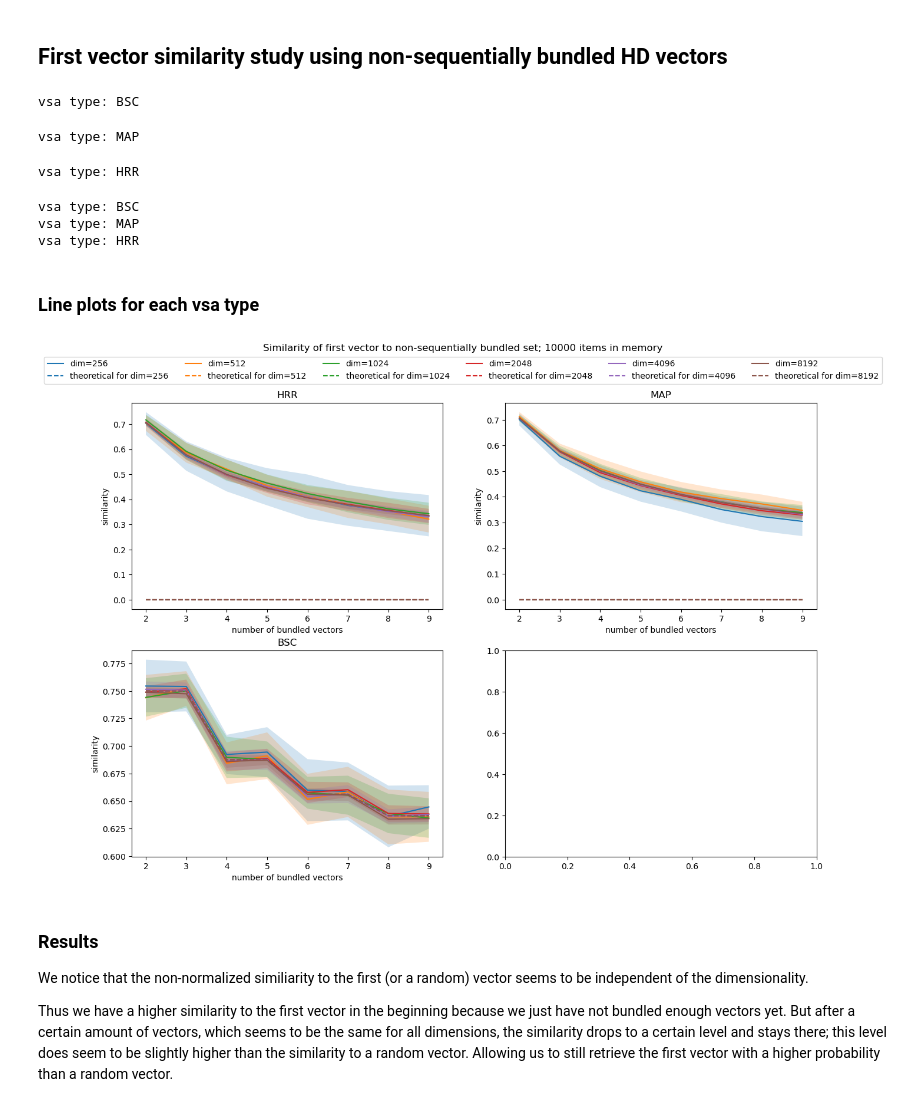
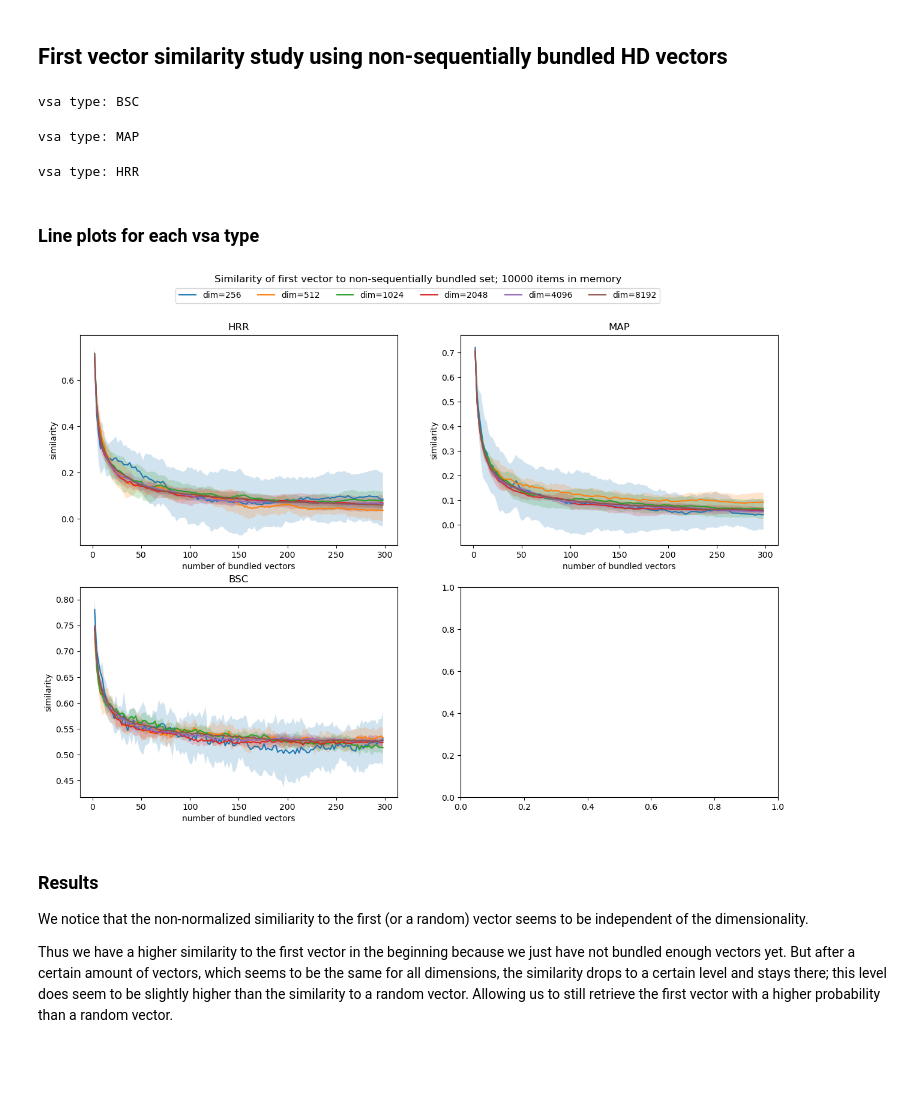
Before and after one commit to SennR-1952135/Masterthesis-VSAs, a Jupyter notebook: code/src/capacity_exp/non_norm_bundle_capacity_vsa_types.ipynb, the cells around one changed output. Saved outputs shown, nothing was run; the diff lists cells and outputs as text; code cells hidden in the pictures; blank space fills up the shorter version.

```diff
--- a/code/src/capacity_exp/non_norm_bundle_capacity_vsa_types.ipynb
+++ b/code/src/capacity_exp/non_norm_bundle_capacity_vsa_types.ipynb
@@ -17,13 +17,15 @@ from shared_code.helpers import similarity_func_partial
 VSA_TYPES = ['FHRR', 'BSC', 'MAP', 'HRR']
 VSA_TYPES = ['BSC', 'MAP', 'HRR'] # FHRR bundling is extremely slow compared to the others
 DIMENSIONS = [2**i for i in range(8, 14)]
+# DIMENSIONS = [2**i for i in range(8, 12)]
 # BUNDLE_SIZES = list(range(2, 10, 1))
-BUNDLE_SIZES = list(range(2, 10, 1))
+BUNDLE_SIZES = list(range(2, 300, 2))
+# BUNDLE_SIZES = list(range(2, 100, 2))
 device = torch.device("cuda" if torch.cuda.is_available() else "cpu")
 if device == 'cuda':
     torch.cuda.empty_cache()
 
-batches = 20
+batches = 5
 item_memory_size = 10_000
 MAX_BUNDLE_SIZE = BUNDLE_SIZES[-1]
 # %% [markdown]
@@ -180,59 +226,48 @@ sim_random_vector_std = torch.std(sim_random_vector_tensor, dim=3)
 retrieval_first_vector_mean = torch.mean(retrieval_first_vector_tensor, dim=3)
 retrieval_first_vector_std = torch.std(retrieval_first_vector_tensor, dim=3) # is this relevant?
 
-theoretical_prob_correct = torch.zeros(len(DIMENSIONS), len(BUNDLE_SIZES), len(VSA_TYPES))
+# theoretical_prob_correct = torch.zeros(len(DIMENSIONS), len(BUNDLE_SIZES), len(VSA_TYPES))
 
-def theoretical_similarity(amount_bundled, dim, vsa_type):
-    if vsa_type != 'BSC':
-      return 0
-    amount_bundled = amount_bundled + 1 if amount_bundled % 2 == 0 else amount_bundled # +1 because we need an odd amount of elements
-    expected_similarity = 1/2 + (math.comb(amount_bundled-1, int((amount_bundled-1)/2)) / 2**amount_bundled)
-    return expected_similarity
+# for vsa_type_idx in tqdm(range(len(VSA_TYPES)), disable=True):
+#   vsa_type = VSA_TYPES[vsa_type_idx]
+#   print(f'vsa type: {vsa_type}')
+#   similarity_func = partial(similarity_func_partial, vsa_type)
 
-
-for vsa_type_idx in tqdm(range(len(VSA_TYPES)), disable=True):
-  vsa_type = VSA_TYPES[vsa_type_idx]
-  print(f'vsa type: {vsa_type}')
-  similarity_func = partial(similarity_func_partial, vsa_type)
-
-  for d_idx in tqdm(range(len(DIMENSIONS)), disable=True):
-    dim = DIMENSIONS[d_idx]
-    for k_idx in range(len(BUNDLE_SIZES)):
-      k = BUNDLE_SIZES[k_idx]
-      theoretical_prob_correct[d_idx, k_idx, vsa_type_idx] = theoretical_similarity(k, dim, vsa_type)
+#   for d_idx in tqdm(range(len(DIMENSIONS)), disable=True):
+#     dim = DIMENSIONS[d_idx]
+#     for k_idx in range(len(BUNDLE_SIZES)):
+#       k = BUNDLE_SIZES[k_idx]
+#       theoretical_prob_correct[d_idx, k_idx, vsa_type_idx] = prob_of_error(k, item_memory_size, dim, vsa_type)
 # %% [output]
 vsa type: BSC
 vsa type: MAP
 vsa type: HRR
-vsa type: BSC
-vsa type: MAP
-vsa type: HRR
 # %% [markdown]
 ### Line plots for each vsa type
 # %%
 # MAX_BUNDLE_SIZE_IDX = 10
 
 fig, ax = plt.subplots(nrows=(len(VSA_TYPES)+1)//2, ncols=2, figsize=(15, 5 * ((len(VSA_TYPES)+1)//2)))
 fig.suptitle(f'Similarity of first vector to non-sequentially bundled set; {item_memory_size} items in memory')
 for vsa_type_idx in range(len(VSA_TYPES)):
   vsa_type = VSA_TYPES[vsa_type_idx]
   row = (vsa_type_idx +1) // 2 - 1
   col = vsa_type_idx % 2
   ax[row, col].set_title(vsa_type)
   for dim_idx in range(len(DIMENSIONS)):
     ax[row, col].plot(BUNDLE_SIZES[:MAX_BUNDLE_SIZE_IDX], sim_first_vector_mean[dim_idx, :MAX_BUNDLE_SIZE_IDX, vsa_type_idx], label=f'dim={DIMENSIONS[dim_idx]}' if row == 0 and col == 0 else None, linestyle='-', color=f'C{dim_idx}')
-    ax[row, col].plot(BUNDLE_SIZES[:MAX_BUNDLE_SIZE_IDX], theoretical_prob_correct[dim_idx, :MAX_BUNDLE_SIZE_IDX, vsa_type_idx], label=f'theoretical for dim={DIMENSIONS[dim_idx]}', linestyle='--', color=f'C{dim_idx}')
+    # ax[row, col].plot(BUNDLE_SIZES[:MAX_BUNDLE_SIZE_IDX], theoretical_prob_correct[dim_idx, :MAX_BUNDLE_SIZE_IDX, vsa_type_idx], label=f'theoretical for dim={DIMENSIONS[dim_idx]}', linestyle='--', color=f'C{dim_idx}')
     ax[row, col].fill_between(BUNDLE_SIZES[:MAX_BUNDLE_SIZE_IDX], sim_first_vector_mean[dim_idx, :MAX_BUNDLE_SIZE_IDX, vsa_type_idx] - sim_first_vector_std[dim_idx, :MAX_BUNDLE_SIZE_IDX, vsa_type_idx], sim_first_vector_mean[dim_idx, :MAX_BUNDLE_SIZE_IDX, vsa_type_idx] + sim_first_vector_std[dim_idx, :MAX_BUNDLE_SIZE_IDX, vsa_type_idx], alpha=0.2)
   ax[row, col].set_xlabel('number of bundled vectors')
   ax[row, col].set_ylabel('similarity')
 
 # Create a single legend for the top plot
 handles, labels = ax[0, 0].get_legend_handles_labels()
 fig.legend(handles, labels, ncol=len(DIMENSIONS), loc='upper center', bbox_to_anchor=(0.5, .965))
 
 plt.show()
 # %% [output]
-[figure, old version]
+[figure, new version]
 # %% [markdown]
 ### Results
 
```
Also changed, not shown: parts of 8 cells of this notebook, 1 other file.
